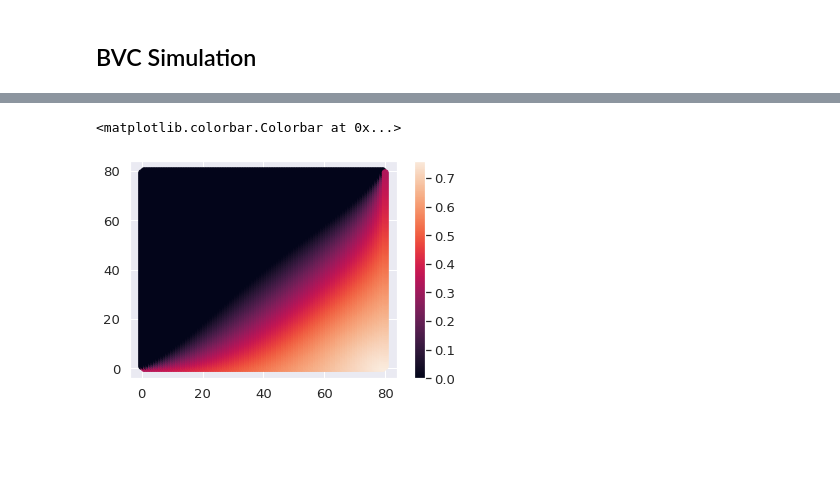
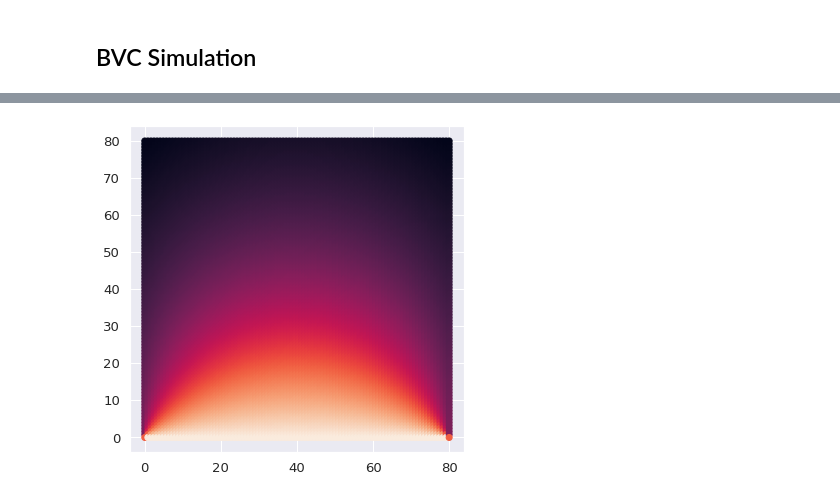
Before and after one commit to cngzlsh/BrainNet, a Jupyter notebook: experiments.ipynb, the cells around one changed output, grey strips where cells are left out. Saved outputs shown, nothing was run; the diff lists cells and outputs as text; code cells hidden in the pictures; blank space fills up the shorter version.

Commit message:
updated bvc direction plotting

```diff
--- a/experiments.ipynb
+++ b/experiments.ipynb
@@ -470,7 +530,31 @@ import torch
+# %%
+import torch
+import torch.nn as nn
+from torch.utils.data import DataLoader
+import torch.nn.functional as F
+
+import numpy as np
+import time
+import seaborn as sns
+
+from models import *
+from utils import *
+from train import *
+from bvc import *
+
+sns.set(font_scale=1.2)
+seed = 123
+torch.manual_seed(seed)
+np.random.seed(seed)
+
+device = torch.device('cuda' if torch.cuda.is_available() else 'cpu')
 # %%
 l = 80
 w = 80
 env = RectangleEnvironment(l, w)
-bvc1 = BVC(50, 0 * torch.pi)
+bvc1 = BVC(80, 0*torch.pi)
 bvc2 = BVC(50, 1/2*torch.pi)
-# plot_bvc_firing_field(bvc1)
+bvc3 = BVC(50, 0.8*torch.pi)
+plot_bvc_firing_field([bvc3], max_d=800)
+distances, bearings, angles = env.compute_wall_dist((70,50))
+bvc3.obtain_net_firing_rate(distances, bearings, angles)
@@ -493,11 +564,4 @@ plt.scatter(x,y, c=fr2)
 # %%
-A = 100
-Phi = ReLU()
-T = 0.02
-
-pcfr = A * Phi(fr1 + fr2 - T)
-plt.scatter(x, y, c=pcfr)
-plt.colorbar()
+env.visualise_bvc_firing_rate(bvc3)
 # %% [output]
-<matplotlib.colorbar.Colorbar at 0x...>
-[figure, old version]
+[figure, new version]
```
Also changed, not shown: parts of 47 cells of this notebook, 14 other files.
